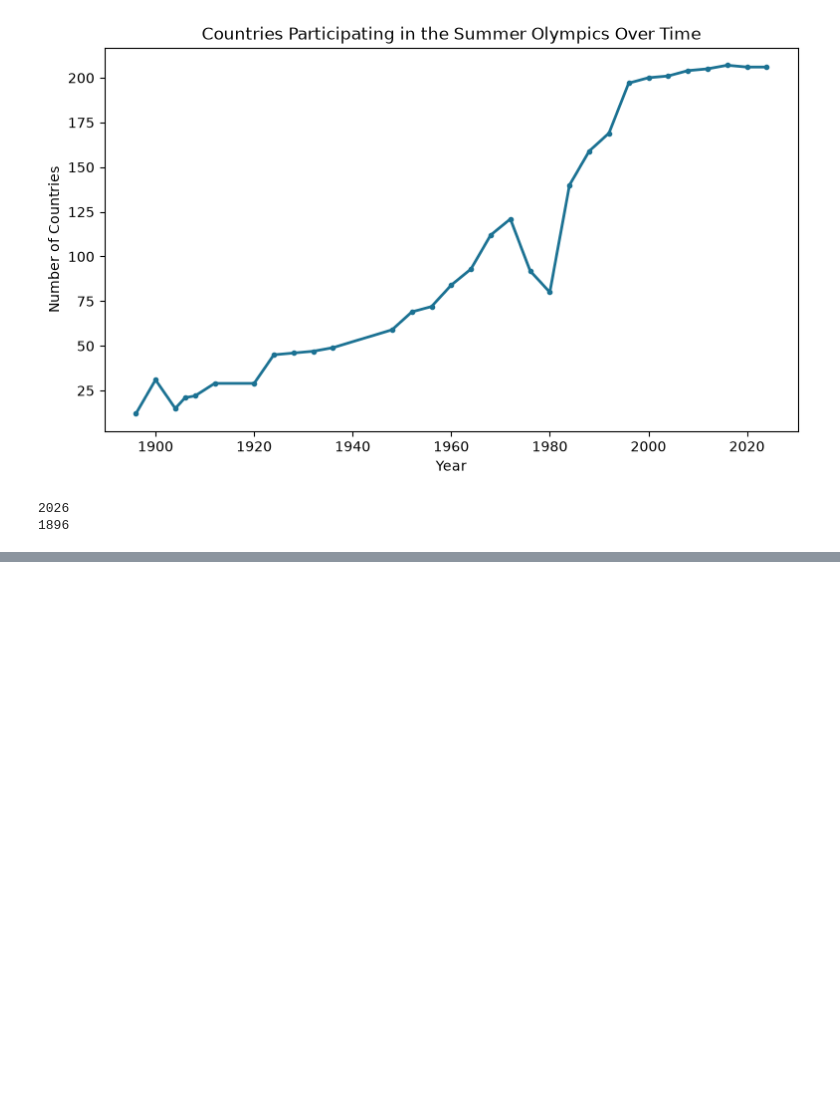
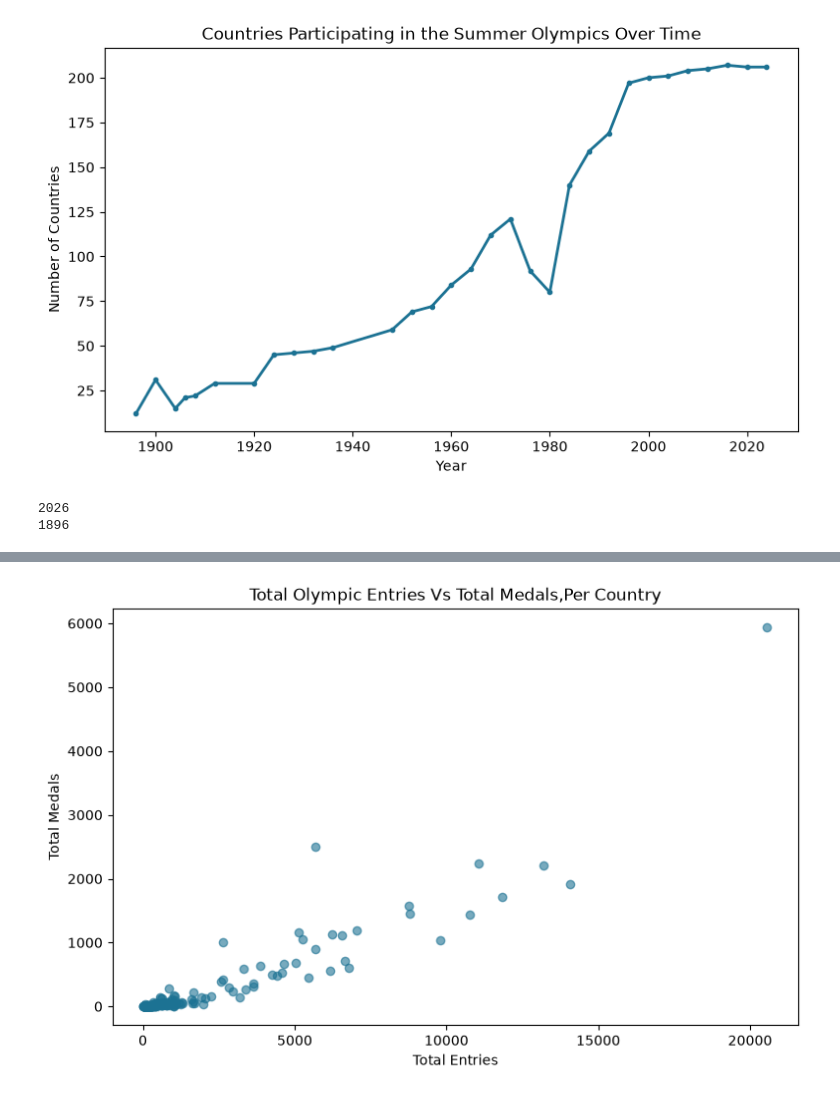
Before and after one commit to Ramya-101999/Python-Class, a Jupyter notebook: Visualization.ipynb, the cells around one changed output, grey strips where cells are left out. Drawn from its saved outputs; the diff is of its cells as text; code cells hidden in the pictures; blank space fills up the shorter version.

```diff
--- a/Visualization.ipynb
+++ b/Visualization.ipynb
@@ -114,0 +160,18 @@ print(df["Year"].min())
+# %%
+# Scatter plot - for showing relationship between two numeric variables
+
+# syntax - ax.scatter(x,y)
+
+noc_summary = df.groupby("NOC").agg(total_entries=("Entry ID","count"),total_medals=("Medal",lambda x:x.notna().sum())).reset_index()
+noc_summary = noc_summary[noc_summary["total_entries"]>20]
+
+fig,ax = plt.subplots(figsize=(9,5.5))
+ax.scatter(noc_summary["total_entries"],noc_summary["total_medals"],color='#1C7293',alpha=0.6)
+ax.set_title("Total Olympic Entries Vs Total Medals,Per Country")
+ax.set_xlabel ("Total Entries")
+ax.set_ylabel("Total Medals")
+plt.show()
+
+# A clear upward sloping cloud of points, with the USA sitting far off by itself in the top-right corner.
+# %% [output]
+[figure, added]
```
Also changed, not shown: parts of 4 cells of this notebook.
